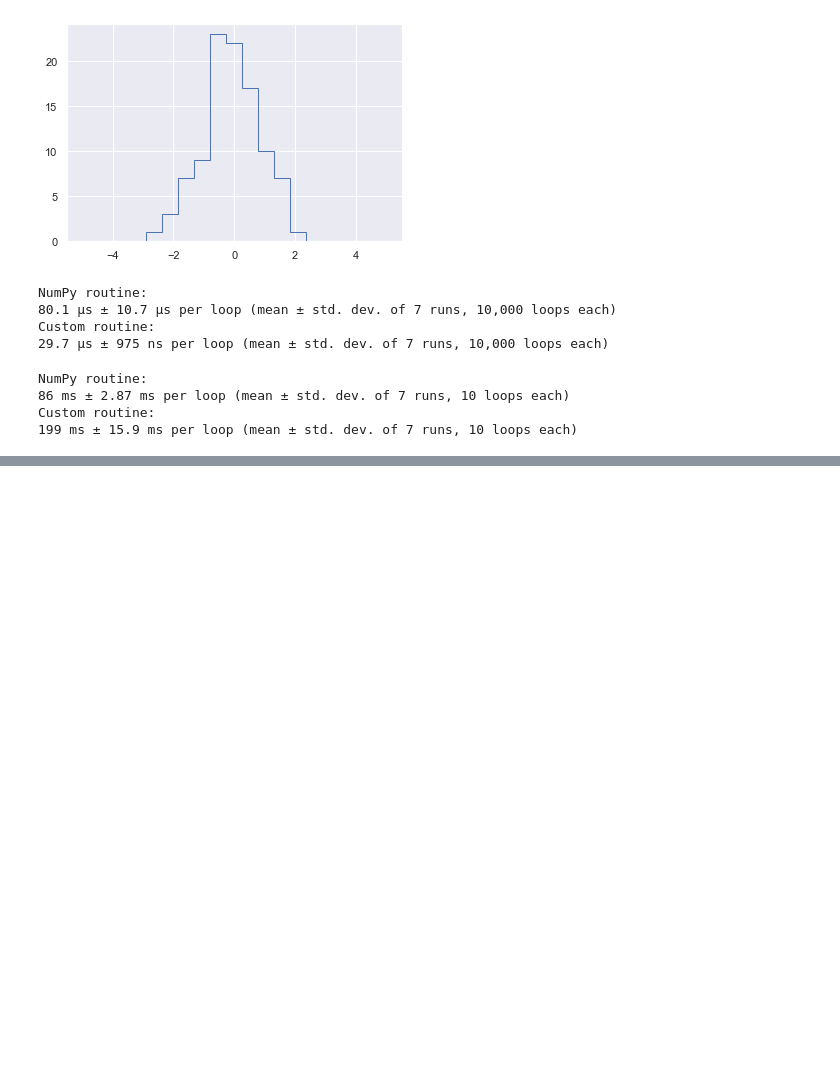
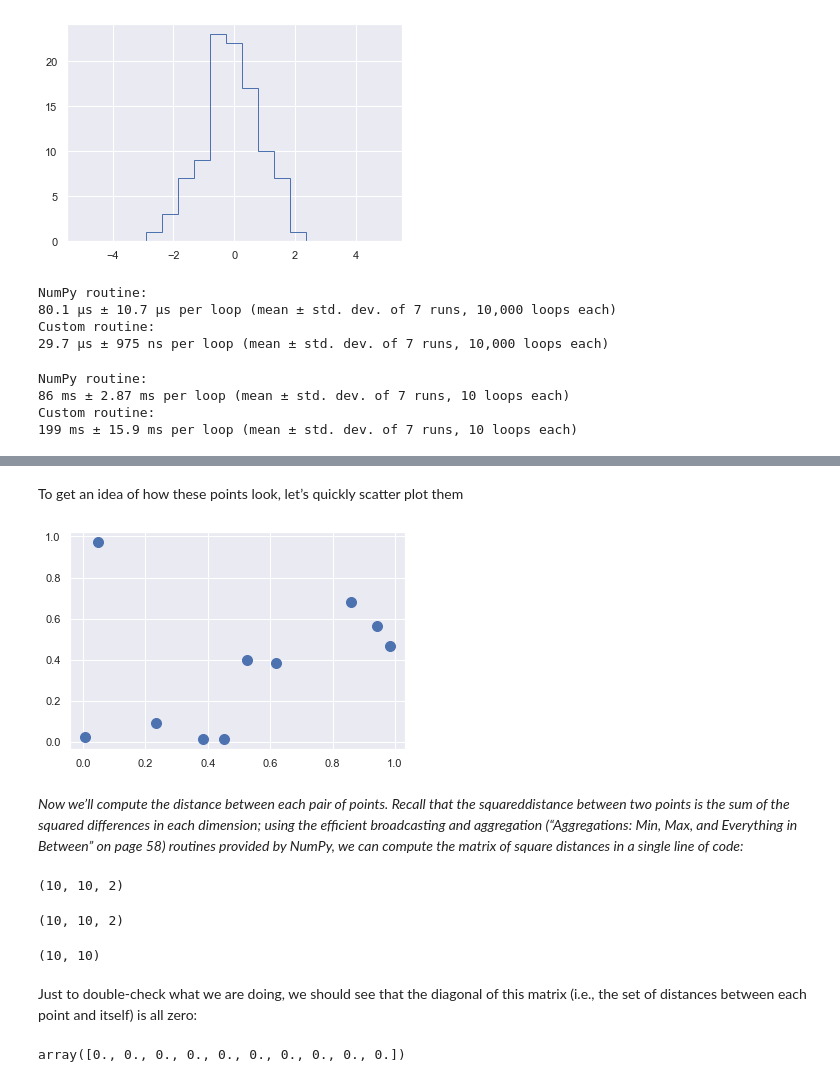
Before and after one commit to f0anits1o/Python-Data-Analysis, a Jupyter notebook: numpy2.ipynb, the cells around one changed output, grey strips where cells are left out. Cells and saved outputs as stored; diff of their text form; code cells hidden in the pictures; blank space fills up the shorter version.

```diff
--- a/numpy2.ipynb
+++ b/numpy2.ipynb
@@ -1226,0 +1267,4 @@ Custom routine:
+# %%
+rand = np.random.RandomState(42)
+X = rand.randint(0, 10, (4, 6))
+print(X)
@@ -1226,0 +1309,13 @@ Custom routine:
+# %%
+X = rand.rand(10, 2)
+# %% [markdown]
+To get an idea of how these points look, let’s quickly scatter plot them
+# %%
+%matplotlib inline
+import matplotlib.pyplot as plt
+import seaborn; seaborn.set() # Plot styling
+plt.scatter(X[:, 0], X[:, 1], s=100);
+# %% [output]
+[figure, added]
+# %% [markdown]
+*Now we’ll compute the distance between each pair of points. Recall that the squareddistance between two points is the sum of the squared differences in each dimension; using the efficient broadcasting and aggregation (“Aggregations: Min, Max, and Everything in Between” on page 58) routines provided by NumPy, we can compute the matrix of square distances in a single line of code:*
@@ -1226,0 +1324,25 @@ Custom routine:
+# %%
+differences = X[:, np.newaxis, :] - X[np.newaxis, :, :]
+## for each pair of points, compute differences in their coordinates
+differences.shape
+# %% [output]
+(10, 10, 2)
+# %%
+# square the coordinate differences
+sq_differences = differences ** 2
+sq_differences.shape
+# %% [output]
+(10, 10, 2)
+# %%
+# sum the coordinate differences to get the squared distance
+dist_sq = sq_differences.sum(-1)
+dist_sq.shape
+# %% [output]
+(10, 10)
+# %% [markdown]
+Just to double-check what we are doing, we should see that the diagonal of this matrix
+(i.e., the set of distances between each point and itself) is all zero:
+# %%
+dist_sq.diagonal()
+# %% [output]
+array([0., 0., 0., 0., 0., 0., 0., 0., 0., 0.])
```
Also changed, not shown: parts of 30 cells of this notebook.
